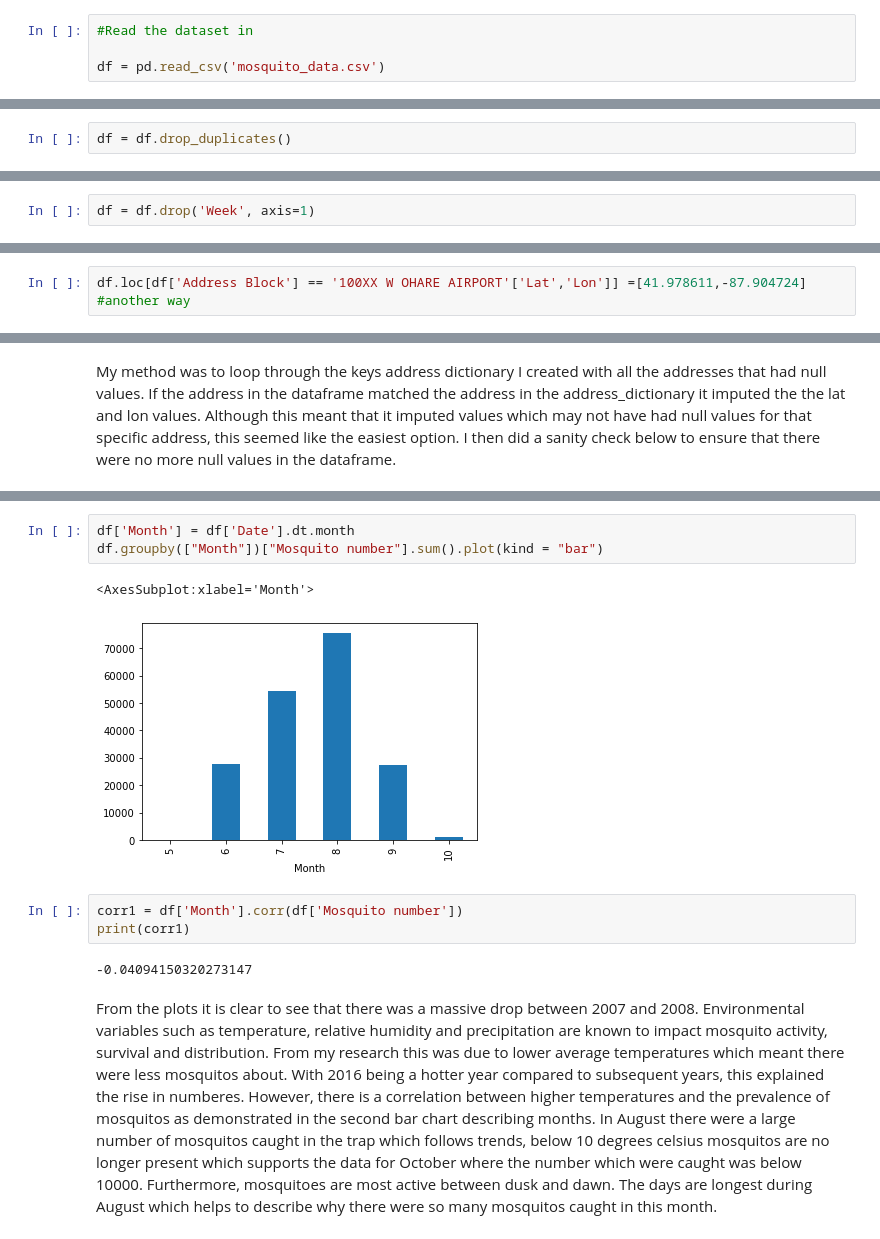
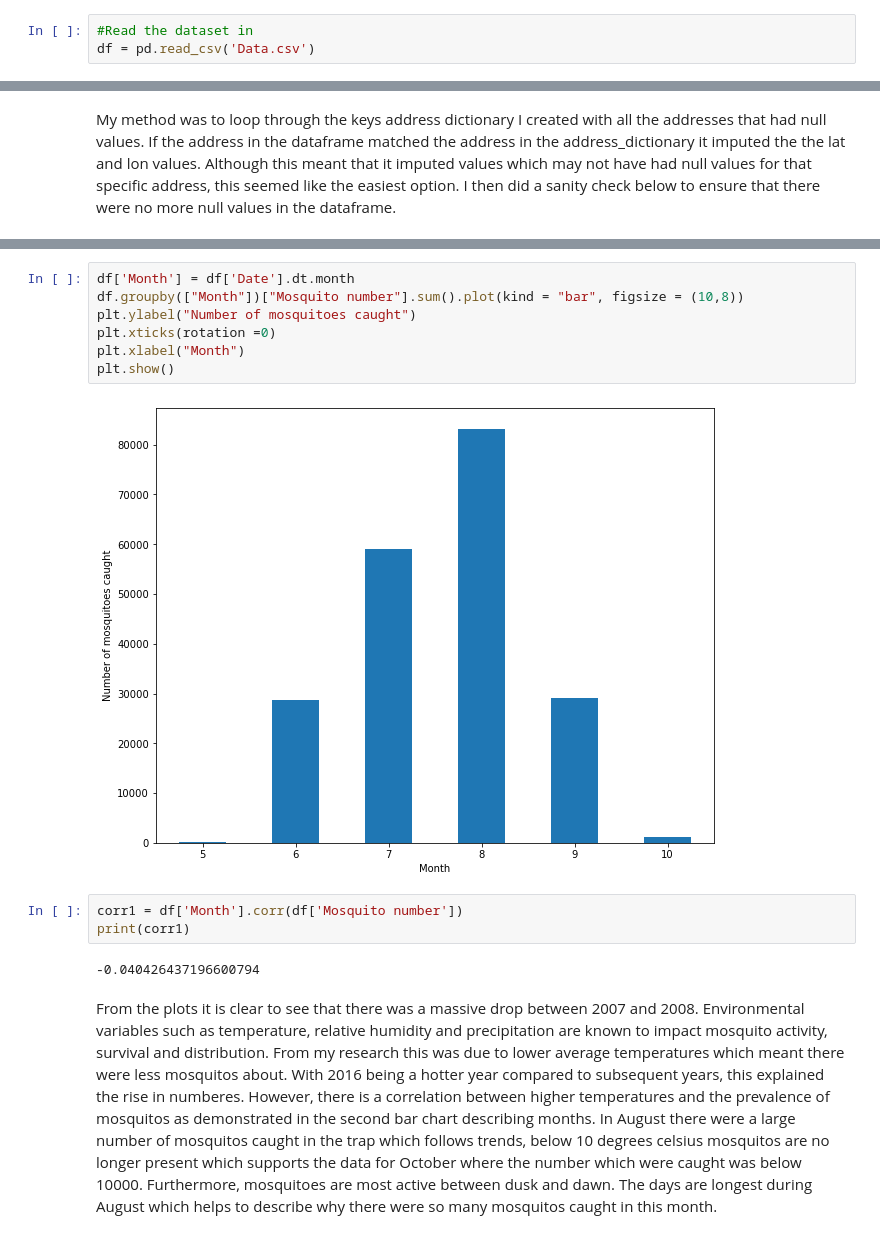
Before and after one commit to Neel-Chudasama/Data-Wrangling-project, a Jupyter notebook: Data Wrangling and EDA.ipynb, the cells around one changed output, grey strips where cells are left out. Cells and saved outputs as stored; diff of their text form.

```diff
--- a/Data Wrangling and EDA.ipynb
+++ b/Data Wrangling and EDA.ipynb
@@ -27,7 +29,6 @@ import utils
 # %%
 #Read the dataset in
-
-df = pd.read_csv('mosquito_data.csv')
+df = pd.read_csv('Data.csv')
 # %% [markdown]
 I can now conduct some basic data analysis of the dataframe with the use of my utils library function.
 # %%
@@ -341,2 +165,0 @@ dupli.tail(20)
-# %%
-df = df.drop_duplicates()
@@ -472,2 +165,0 @@ df = df.drop('Mosquito ID', axis=1)
-# %%
-df = df.drop('Week', axis=1)
@@ -577,2 +201,0 @@ Name: Lat, dtype: int64
-# %%
-df.loc[df['Address Block'] == '100XX W OHARE AIRPORT'['Lat','Lon']] =[41.978611,-87.904724] #another way
@@ -673,14 +327,17 @@ print(corr)
 # %%
 df['Month'] = df['Date'].dt.month
-df.groupby(["Month"])["Mosquito number"].sum().plot(kind = "bar")
+df.groupby(["Month"])["Mosquito number"].sum().plot(kind = "bar", figsize = (10,8))
+plt.ylabel("Number of mosquitoes caught")
+plt.xticks(rotation =0)
+plt.xlabel("Month")
+plt.show()
 # %% [output]
-<AxesSubplot:xlabel='Month'>
-[figure, old version]
+[figure, new version]
 # %%
 corr1 = df['Month'].corr(df['Mosquito number'])
 print(corr1)
 # %% [output]
--0.04094150320273147
+-0.040426437196600794
 # %% [markdown]
 From the plots it is clear to see that there was a massive drop between 2007 and 2008. Environmental variables such as temperature, relative humidity and precipitation are known to impact mosquito activity, survival and distribution. From my research this was due to lower average temperatures which meant there were less mosquitos about. With 2016 being a hotter year compared to subsequent years, this explained the rise in numberes. However, there is a correlation between higher temperatures and the prevalence of mosquitos as demonstrated in the second bar chart describing months. In August there were a large number of mosquitos caught in the trap which follows trends, below 10 degrees celsius mosquitos are no longer present which supports the data for October where the number which were caught was below 10000. Furthermore, mosquitoes are most active between dusk and dawn. The days are longest during August which helps to describe why there were so many mosquitos caught in this month.
 # %% [markdown]
```
Also changed, not shown: parts of 97 cells of this notebook.
